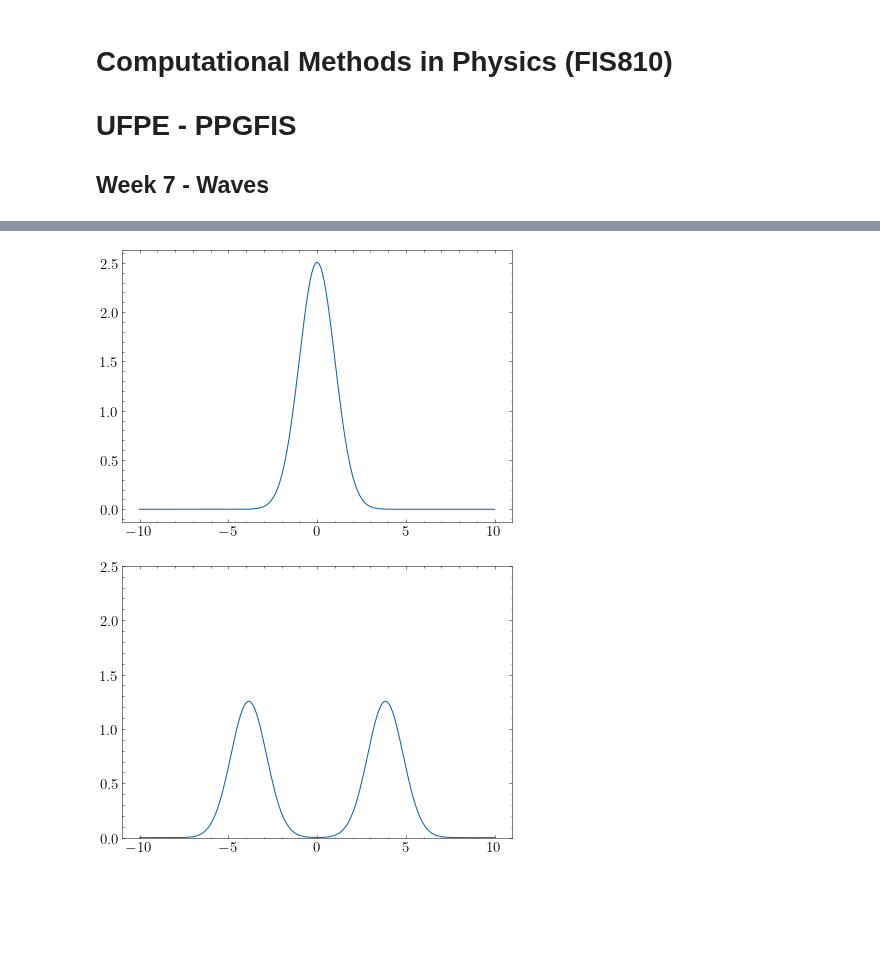
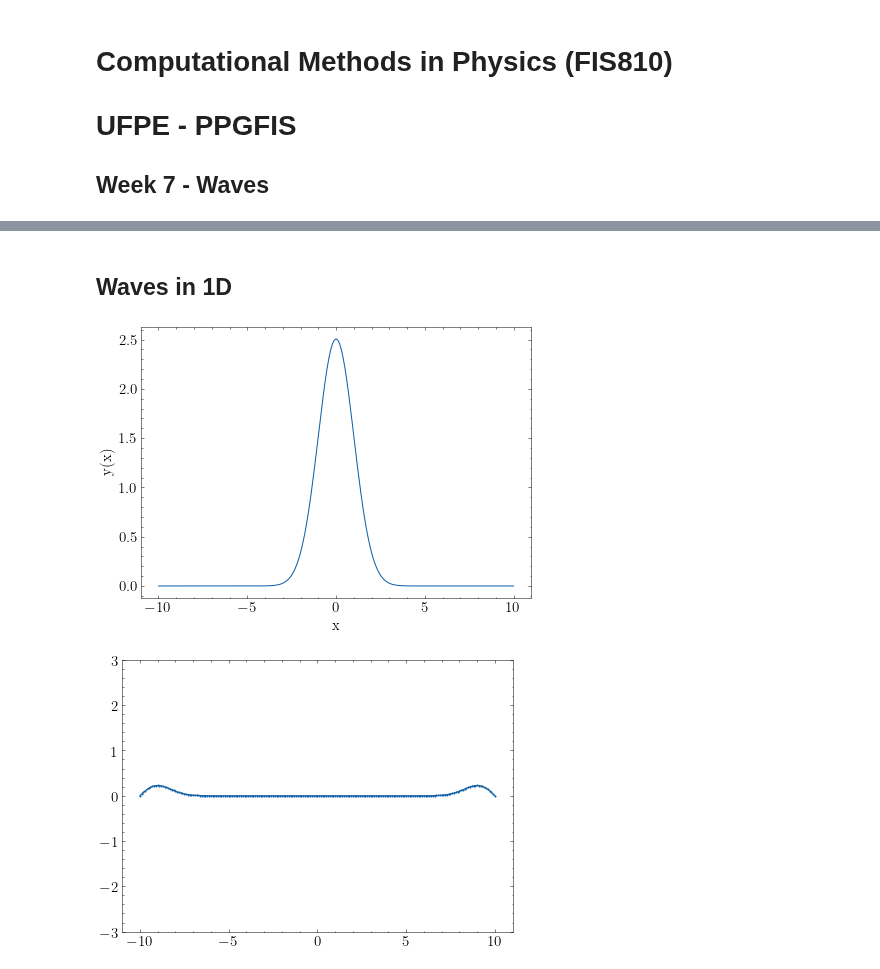
Before and after one commit to franklinzppa/fisica-computacional, a Jupyter notebook: week7.ipynb, the cells around one changed output, grey strips where cells are left out. Cells and saved outputs as stored; diff of their text form; code cells hidden in the pictures; blank space fills up the shorter version.

```diff
--- a/week7.ipynb
+++ b/week7.ipynb
@@ -14,0 +85,14 @@ plt.rcParams['text.usetex'] = True
+# %%
+# Inspecting the problem graphically
+
+def f_new(x):
+    return -0.5*np.log(1-x)
+
+x = np.linspace(-0.9, 0.9, 101)
+
+plt.plot(x, f_new(x), label='f(x)')
+plt.plot(x, x, label='x')
+plt.xlabel('x')
+plt.grid()
+plt.legend()
+plt.show()
@@ -15,16 +135,20 @@ plt.rcParams['text.usetex'] = True
+# %% [markdown]
+## Waves in 1D
 # %%
 # Gaussian pulse
 
 def pulse(x, mu = 0.0, sigma = 1.0):
     return (1/sigma*np.sqrt(2*np.pi))*np.exp(-0.5*(x - mu)**2 / sigma**2)
 
 dx = 0.1
-x = np.arange(-10,10+dx,dx)
+x = np.arange(-10, 10+dx, dx)
 
 plt.plot(x, pulse(x, mu=0.0, sigma=1.0))
+plt.xlabel('x')
+plt.ylabel('y(x)')
 plt.show()
 # %% [output]
-[figure, old version]
+[figure, new version]
 # %%
 #
 
@@ -56,9 +186,9 @@ from IPython import display
 from time import sleep
 
 for i in range(100):
-    plt.plot(x, u[i])
+    plt.plot(x, u[i], marker='o', ms='1')
     display.clear_output(wait=True)
-    plt.ylim(0, 2.5)
+    plt.ylim(-3.0, 3.0)
     plt.show()
 # %% [output]
-[figure, old version]
+[figure, new version]
```
Also changed, not shown: parts of 13 cells of this notebook.
